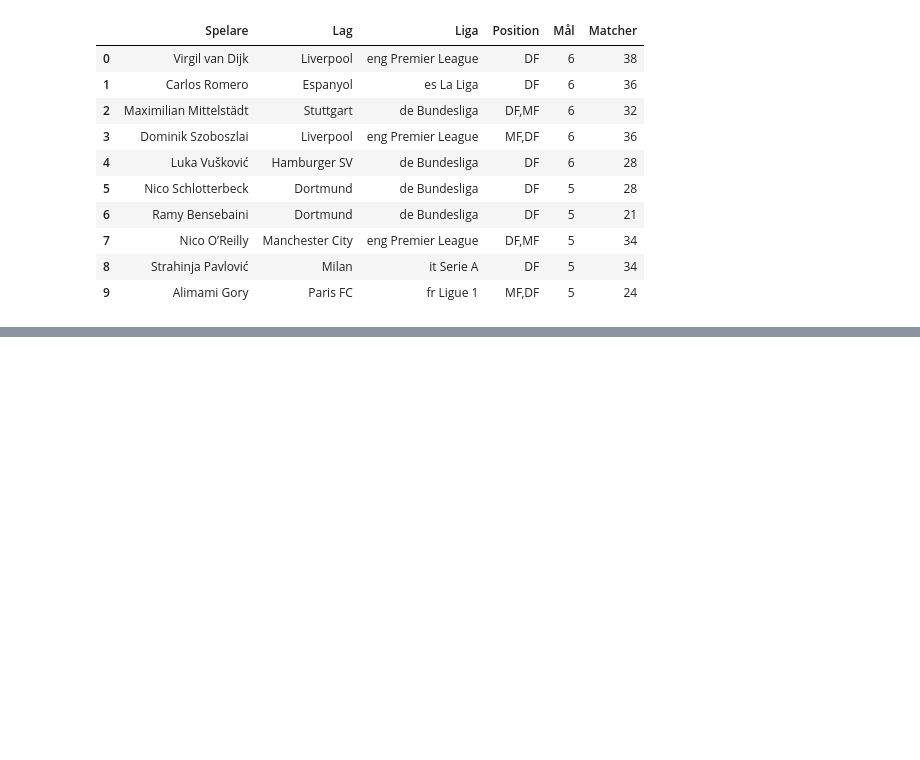
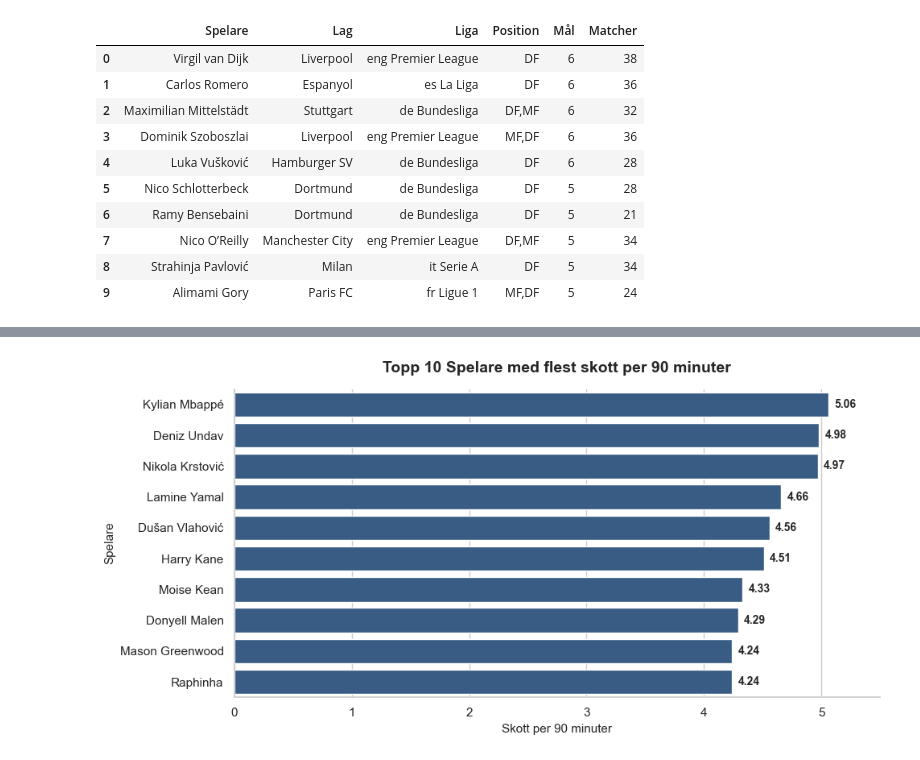
Before and after one commit to Patrickaramz/Fotbollsstatistik_DE_Projekt, a Jupyter notebook: Fotbollsstatistik_DE_Projekt/EDA_notebook_fotboll/fotboll_eda.ipynb, the cells around one changed output, grey strips where cells are left out. Drawn from its saved outputs; the diff is of its cells as text; code cells hidden in the pictures; blank space fills up the shorter version.

```diff
--- a/Fotbollsstatistik_DE_Projekt/EDA_notebook_fotboll/fotboll_eda.ipynb
+++ b/Fotbollsstatistik_DE_Projekt/EDA_notebook_fotboll/fotboll_eda.ipynb
@@ -286,0 +308,28 @@ scoring_defenders_df
+# %%
+most_shots_df = duckdb.sql(most_shots_query).df()
+
+# Sätt storleken på diagrammet och skapa ett liggande stapeldiagram
+plt.figure(figsize=(10, 5))
+ax = sns.barplot(x="Skott_Per_90min", y="Spelare", data=most_shots_df, color="#2b5c8f")
+
+# Den här loopen lägger till de exakta siffrorna (med två decimaler) längst ut på varje stapel
+for p in ax.patches:
+    width = p.get_width()
+    ax.text(width + 0.05, p.get_y() + p.get_height()/2, f'{width:.2f}',
+            va='center', ha='left', fontsize=10, fontweight='bold')
+
+# Titlar och etiketter för axlarna
+plt.title("Topp 10 Spelare med flest skott per 90 minuter", fontsize=14, pad=15, fontweight='bold')
+plt.xlabel("Skott per 90 minuter", fontsize=11)
+plt.ylabel("Spelare", fontsize=11)
+
+
+sns.despine()
+
+# Sätter maxgränsen på X-axeln så att siffrorna längst ut till höger får plats ordentligt
+plt.xlim(0, 5.5)
+
+plt.tight_layout()
+plt.show()
+# %% [output]
+[figure, added]
```
Also changed, not shown: parts of 6 cells of this notebook, 1 other file.
